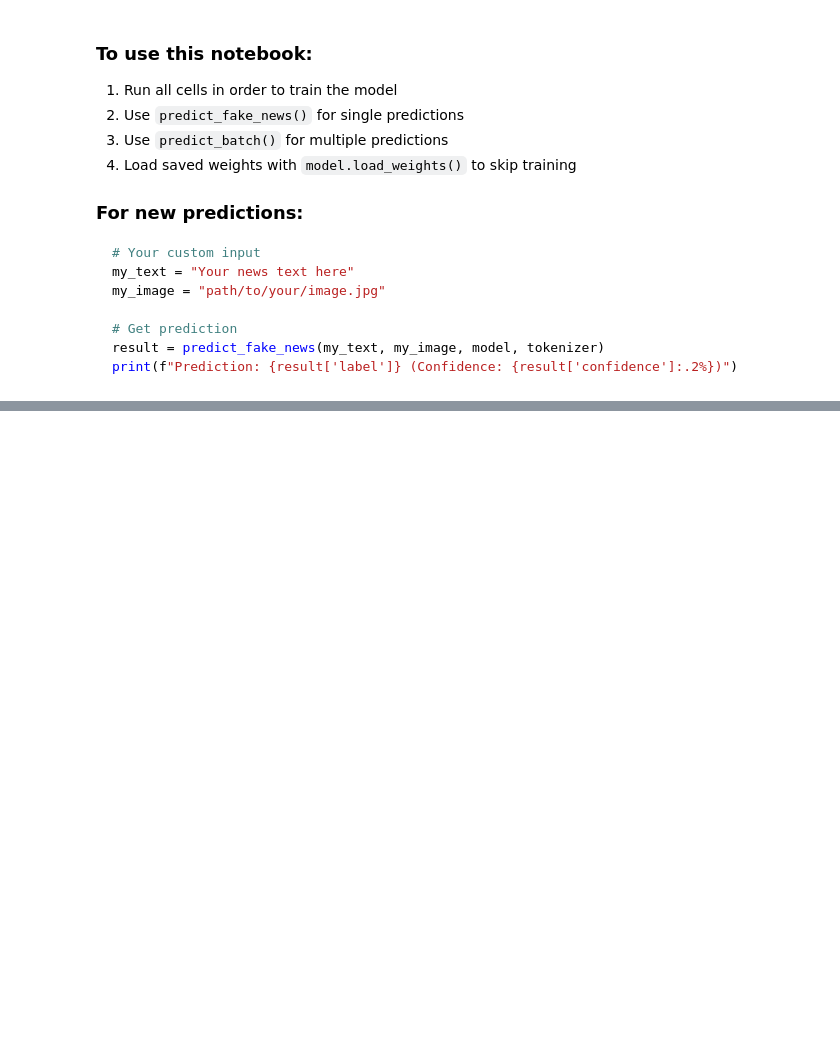
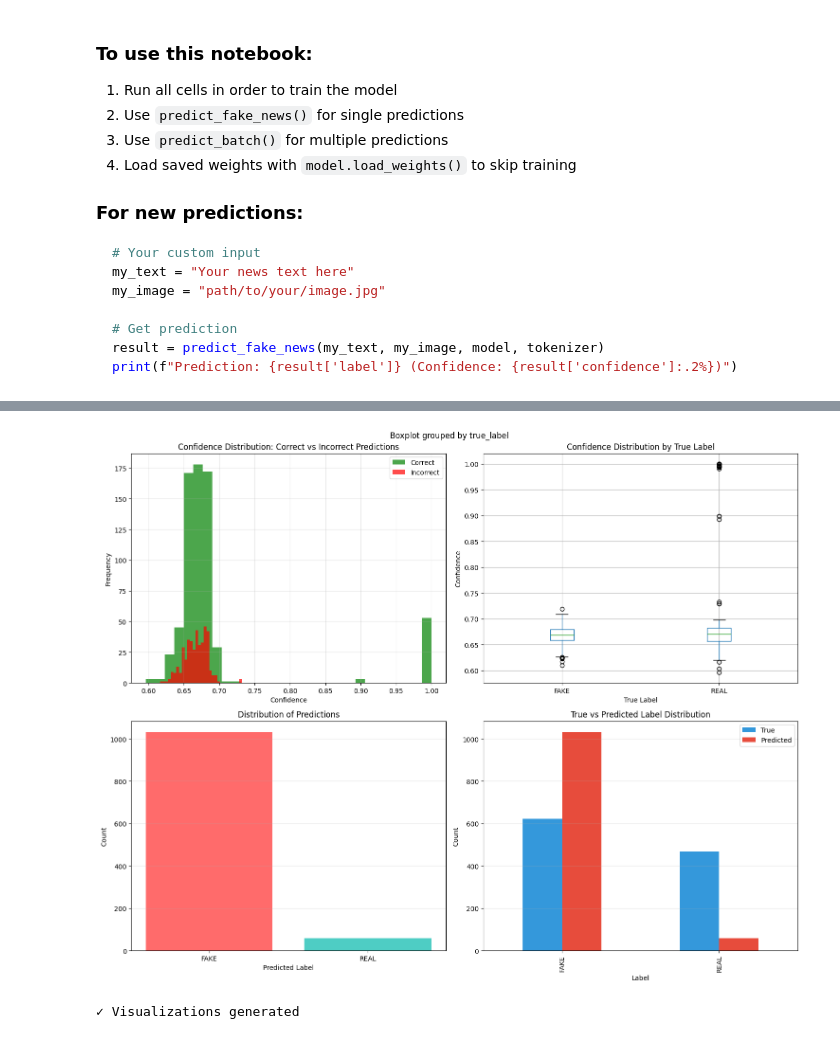
Before and after one commit to Supriya-saha/SpotFake02, a Jupyter notebook: Train_and_Predict.ipynb, the cells around one changed output, grey strips where cells are left out. Cells and saved outputs as stored; diff of their text form; code cells hidden in the pictures; blank space fills up the shorter version.

```diff
--- a/Train_and_Predict.ipynb
+++ b/Train_and_Predict.ipynb
@@ -707,0 +927,20 @@ print(f"Prediction: {result['label']} (Confidence: {result['confidence']:.2%})")
+# %%
+# Create comprehensive results DataFrame
+results_df = pd.DataFrame({
+    'image_id': test_ids,
+    'text': test_texts,
+    'image_path': test_imgs,
+    'true_label': ['REAL' if l == 1 else 'FAKE' for l in test_labels],
+    'predicted_label': [p['label'] for p in all_predictions],
+    'confidence': [p['confidence'] for p in all_predictions],
+    'raw_score': [p['raw_score'] for p in all_predictions],
+    'correct': [p['label'] == ('REAL' if l == 1 else 'FAKE') for p, l in zip(all_predictions, test_labels)]
+})
+
+# Add numeric labels for metrics
+results_df['true_label_numeric'] = results_df['true_label'].apply(lambda x: 1 if x == 'REAL' else 0)
+results_df['predicted_label_numeric'] = results_df['predicted_label'].apply(lambda x: 1 if x == 'REAL' else 0)
+
+print("Results DataFrame created successfully!")
+print(f"Total predictions: {len(results_df)}")
+results_df.head(10)
@@ -707,0 +1098,56 @@ print(f"Prediction: {result['label']} (Confidence: {result['confidence']:.2%})")
+# %%
+# Visualize confidence distribution
+import matplotlib.pyplot as plt
+import seaborn as sns
+
+fig, axes = plt.subplots(2, 2, figsize=(15, 12))
+
+# 1. Confidence distribution for correct vs incorrect
+ax1 = axes[0, 0]
+results_df[results_df['correct']]['confidence'].hist(bins=30, alpha=0.7, label='Correct', ax=ax1, color='green')
+results_df[~results_df['correct']]['confidence'].hist(bins=30, alpha=0.7, label='Incorrect', ax=ax1, color='red')
+ax1.set_xlabel('Confidence')
+ax1.set_ylabel('Frequency')
+ax1.set_title('Confidence Distribution: Correct vs Incorrect Predictions')
+ax1.legend()
+ax1.grid(True, alpha=0.3)
+
+# 2. Confidence by true label
+ax2 = axes[0, 1]
+results_df.boxplot(column='confidence', by='true_label', ax=ax2)
+ax2.set_xlabel('True Label')
+ax2.set_ylabel('Confidence')
+ax2.set_title('Confidence Distribution by True Label')
+plt.sca(ax2)
+plt.xticks(rotation=0)
+
+# 3. Prediction distribution
+ax3 = axes[1, 0]
+pred_counts = results_df['predicted_label'].value_counts()
+ax3.bar(pred_counts.index, pred_counts.values, color=['#ff6b6b', '#4ecdc4'])
+ax3.set_xlabel('Predicted Label')
+ax3.set_ylabel('Count')
+ax3.set_title('Distribution of Predictions')
+ax3.grid(True, alpha=0.3, axis='y')
+
+# 4. True vs Predicted distribution
+ax4 = axes[1, 1]
+comparison = pd.DataFrame({
+    'True': results_df['true_label'].value_counts(),
+    'Predicted': results_df['predicted_label'].value_counts()
+})
+comparison.plot(kind='bar', ax=ax4, color=['#3498db', '#e74c3c'])
+ax4.set_xlabel('Label')
+ax4.set_ylabel('Count')
+ax4.set_title('True vs Predicted Label Distribution')
+ax4.legend()
+ax4.grid(True, alpha=0.3, axis='y')
+plt.xticks(rotation=0)
+
+plt.tight_layout()
+plt.show()
+
+print("✓ Visualizations generated")
+# %% [output]
+[figure, added]
+✓ Visualizations generated
```
Also changed, not shown: parts of 26 cells of this notebook, 5 other files.
